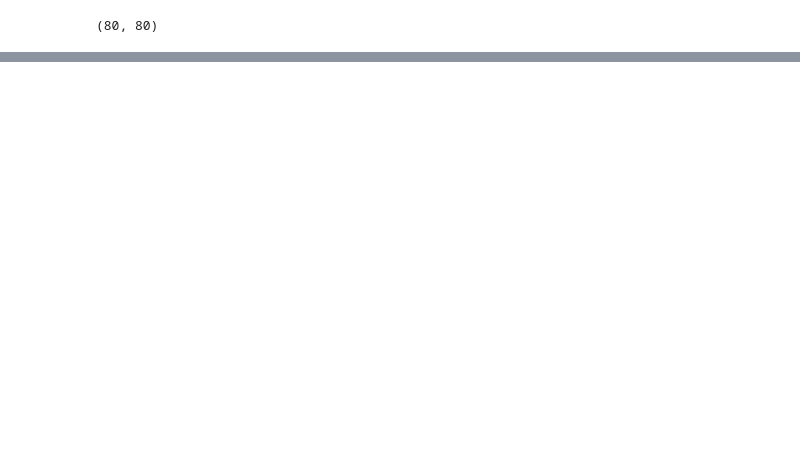
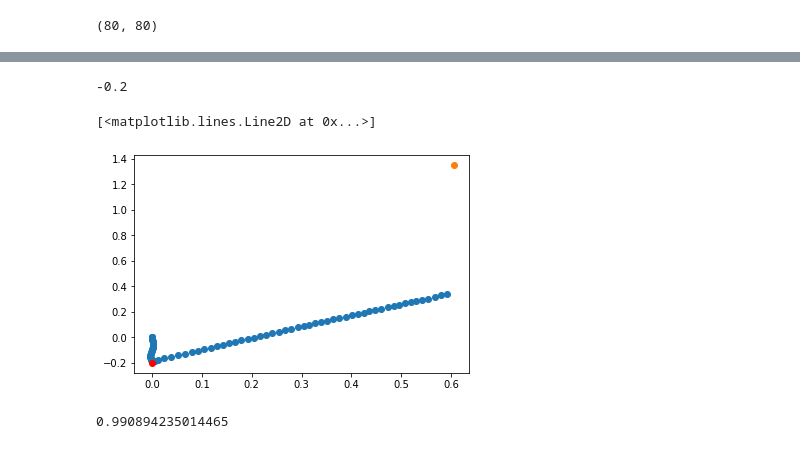
Before and after one commit to cristianocapone/LTTB, a Jupyter notebook: ButtonAndFood/ButtonAndFood.ipynb, the cells around one changed output, grey strips where cells are left out. Saved outputs shown, nothing was run; the diff lists cells and outputs as text; code cells hidden in the pictures; blank space fills up the shorter version.

```diff
--- a/ButtonAndFood/ButtonAndFood.ipynb
+++ b/ButtonAndFood/ButtonAndFood.ipynb
@@ -305,0 +349,44 @@ for cont_index in range(n_contexts):
+# %%
+
+train_targs[0][1]  +=1
+
+env.reset (init = init, targ = train_targs[0], btn = train_bttns[0])
+lttb.initialize(par)
+R = 0
+
+
+state = np.hstack ((env.encode (targ - init), env.encode (btn - init)))
+
+trajectory = np.zeros((2,par["T"]-1))
+
+trajectory[:,0] = init
+
+for t in range (par['T']-2):
+
+    lttb.step (apicalFactor = 0)
+    action = lttb.Jout@lttb.S_filtRO[:,t]
+
+    trajectory[:,t+1] = trajectory[:,t] + action*.01
+
+
+    state, r, done, agen = env.step (action)
+
+    R = max (R, r)
+
+    if done: break
+# %%
+train_bttns[0][1]
+# %% [output]
+-0.2
+# %%
+plt.figure()
+plt.plot(trajectory[0],trajectory[1],'o')
+plt.plot(train_targs[0][0],train_targs[0][1],'o')
+plt.plot(train_bttns[0][0],train_bttns[0][1],'ro')
+# %% [output]
+[<matplotlib.lines.Line2D at 0x...>]
+[figure, added]
+# %%
+R
+# %% [output]
+0.990894235014465
```
Also changed, not shown: parts of 6 cells of this notebook.
